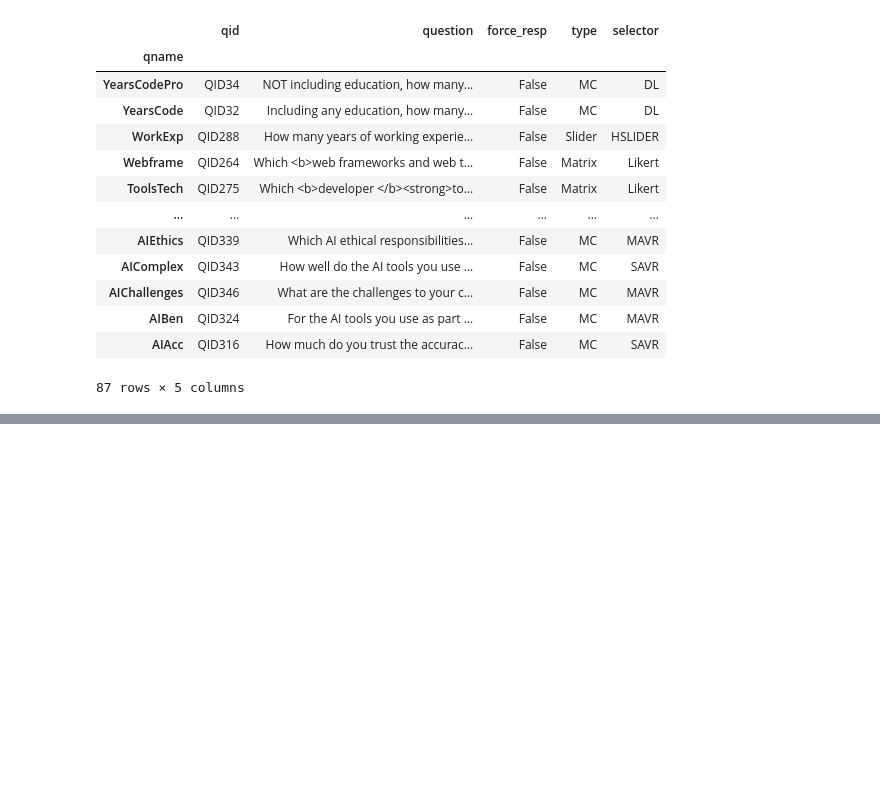
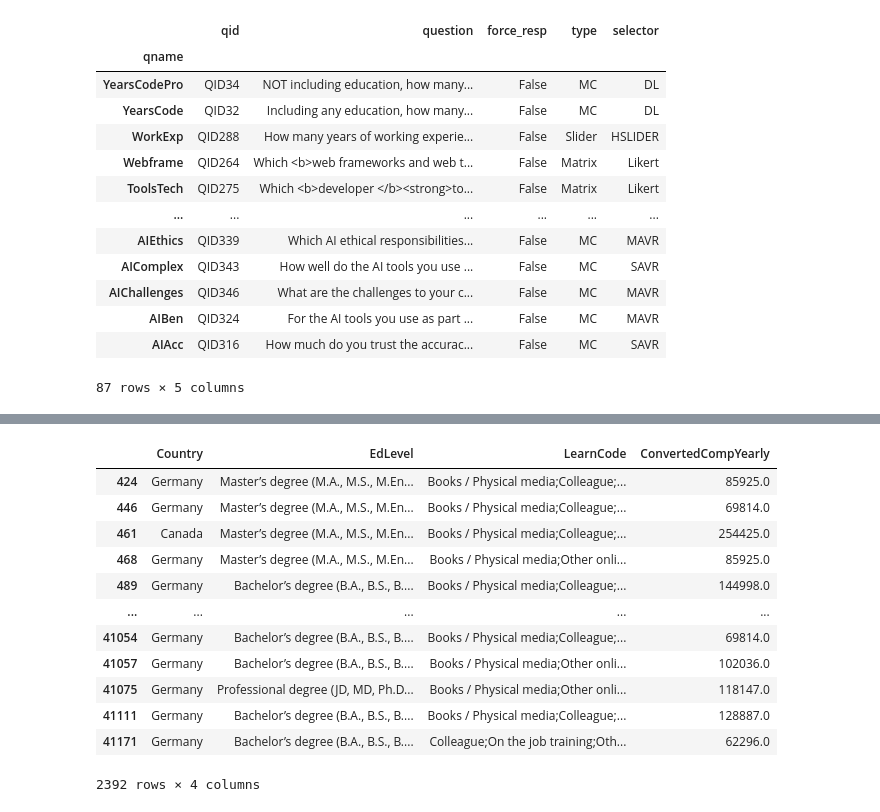
Before and after one commit to kareem121004/PythonDataScienceHub, a Jupyter notebook: Pandas/Pandas_Tutorial.ipynb, the cells around one changed output, grey strips where cells are left out. Cells and saved outputs as stored; diff of their text form; code cells hidden in the pictures; blank space fills up the shorter version.

```diff
--- a/Pandas/Pandas_Tutorial.ipynb
+++ b/Pandas/Pandas_Tutorial.ipynb
@@ -456,0 +562,20 @@ schema_df.sort_index(ascending=False)
+# %%
+# filtering the data with specific countries
+country = ['United States', 'Egypt', 'United Kingdom', 'Germany', 'Canada']
+filt = (df['Country'].isin(country)) & highSalary
+# %%
+df.loc[filt,['Country','EdLevel', 'LearnCode' , 'ConvertedCompYearly'] ]
+# %% [output]
+|  | Country | EdLevel | LearnCode | ConvertedCompYearly |
+| 424 | Germany | Master’s degree (M.A., M.S., M.En... | Books / Physical media;Colleague;... | 85925.0 |
+| 446 | Germany | Master’s degree (M.A., M.S., M.En... | Books / Physical media;Colleague;... | 69814.0 |
+| 461 | Canada | Master’s degree (M.A., M.S., M.En... | Books / Physical media;Colleague;... | 254425.0 |
+| 468 | Germany | Master’s degree (M.A., M.S., M.En... | Books / Physical media;Other onli... | 85925.0 |
+| 489 | Germany | Bachelor’s degree (B.A., B.S., B.... | Books / Physical media;Colleague;... | 144998.0 |
+| ... | ... | ... | ... | ... |
+| 41054 | Germany | Bachelor’s degree (B.A., B.S., B.... | Books / Physical media;Colleague;... | 69814.0 |
+| 41057 | Germany | Bachelor’s degree (B.A., B.S., B.... | Books / Physical media;Other onli... | 102036.0 |
+| 41075 | Germany | Professional degree (JD, MD, Ph.D... | Books / Physical media;Other onli... | 118147.0 |
+| 41111 | Germany | Bachelor’s degree (B.A., B.S., B.... | Books / Physical media;Colleague;... | 128887.0 |
+| 41171 | Germany | Bachelor’s degree (B.A., B.S., B.... | Colleague;On the job training;Oth... | 62296.0 |
+2392 rows × 4 columns
```
Also changed, not shown: parts of 55 cells of this notebook.
